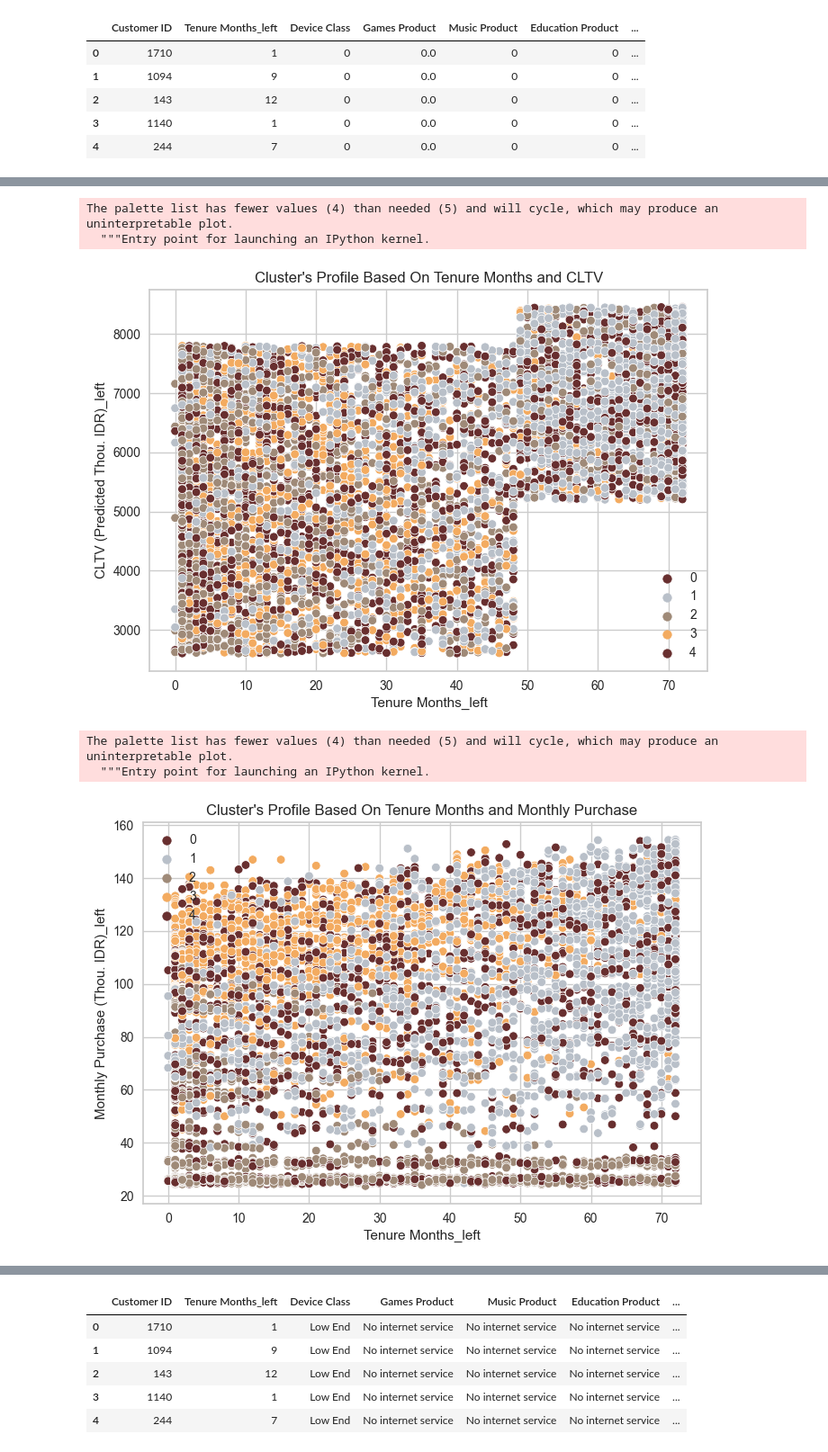
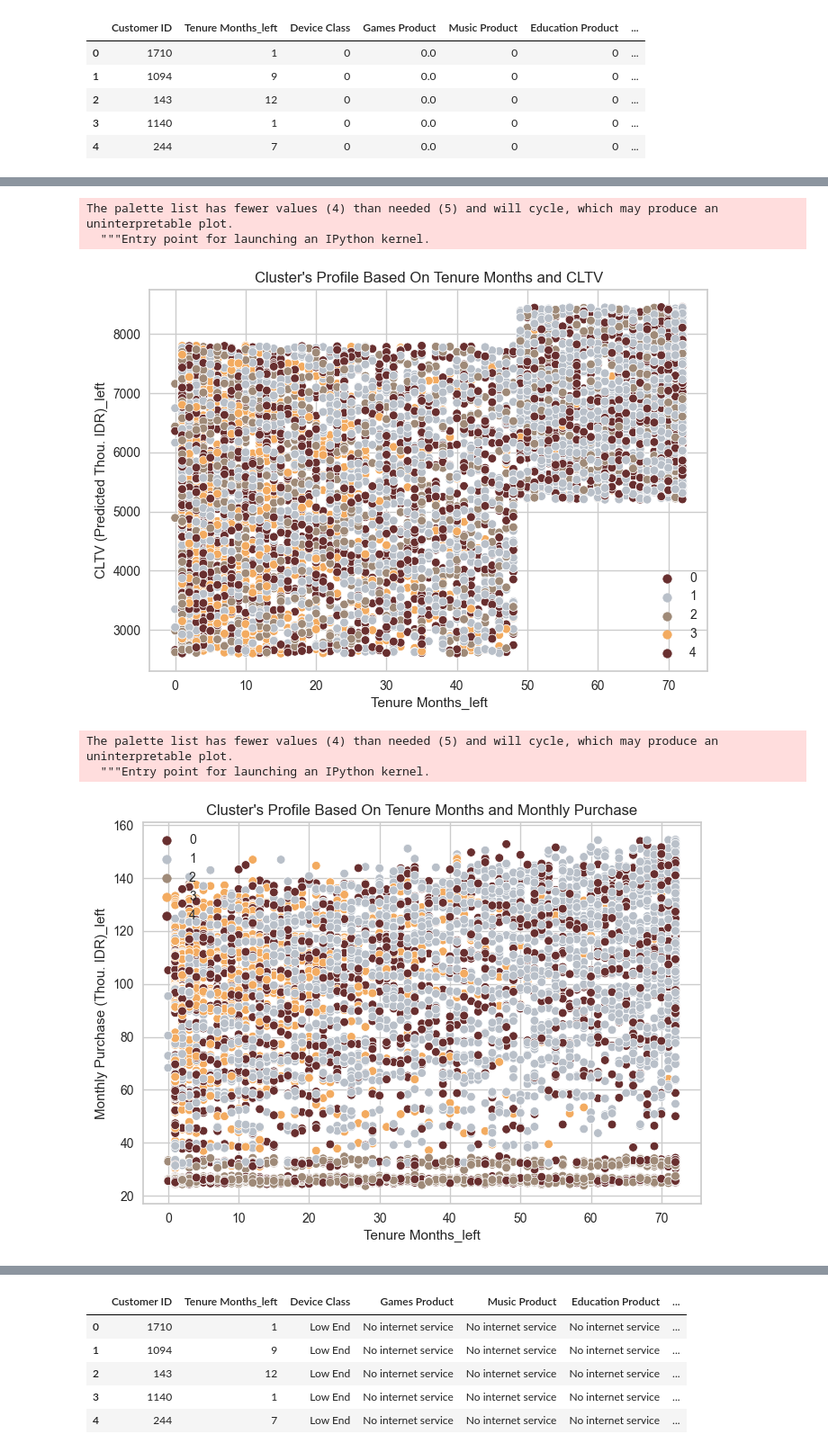
Before and after one commit to whisnumurtyga/dsw-second-guess, a Jupyter notebook: code/clustering.ipynb, the cells around one changed output, grey strips where cells are left out. Shown at 90% size. Drawn from its saved outputs; the diff is of its cells as text; code cells hidden in the pictures.

```diff
--- a/code/clustering.ipynb
+++ b/code/clustering.ipynb
@@ -324,19 +318,19 @@ sns.heatmap(new_df.corr(), annot=True, fmt='.1f')
 # %%
-pl = sns.scatterplot(data = new_df,x=new_df["Tenure Months_left"], y=new_df["CLTV (Predicted Thou. IDR)_left"],hue=new_df["New Clusters"], palette= pal)
+pl = sns.scatterplot(data = new_df,x=new_df["Tenure Months_left"], y=new_df["CLTV (Predicted Thou. IDR)_left"],hue=new_df["Clusters w/ PCA"], palette= pal)
 pl.set_title("Cluster's Profile Based On Tenure Months and CLTV")
 plt.legend()
 plt.show()
 # %% [output]
 The palette list has fewer values (4) than needed (5) and will cycle, which may produce an uninterpretable plot.
   """Entry point for launching an IPython kernel.
-[figure, old version]
+[figure, new version]
 # %%
-pl = sns.scatterplot(data = new_df,x=new_df["Tenure Months_left"], y=new_df["Monthly Purchase (Thou. IDR)_left"],hue=new_df["New Clusters"], palette= pal)
+pl = sns.scatterplot(data = new_df,x=new_df["Tenure Months_left"], y=new_df["Monthly Purchase (Thou. IDR)_left"],hue=new_df["Clusters w/ PCA"], palette= pal)
 pl.set_title("Cluster's Profile Based On Tenure Months and Monthly Purchase")
 plt.legend()
 plt.show()
 # %% [output]
 The palette list has fewer values (4) than needed (5) and will cycle, which may produce an uninterpretable plot.
   """Entry point for launching an IPython kernel.
-[figure, old version]
+[figure, new version]
 # %%
```
Also changed, not shown: parts of 18 cells of this notebook.
